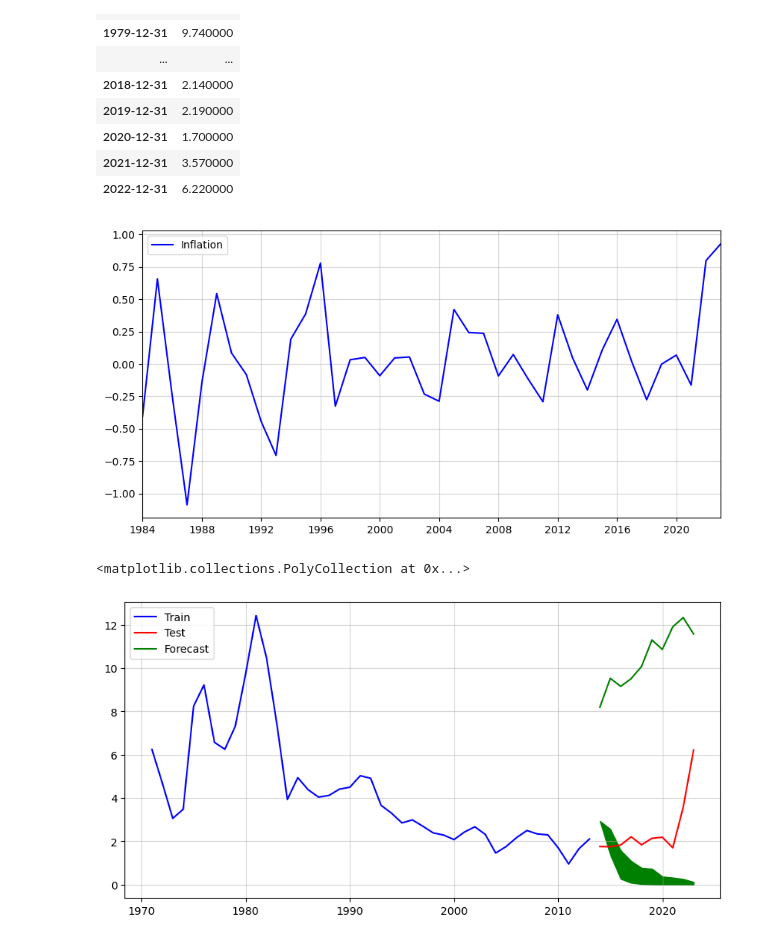
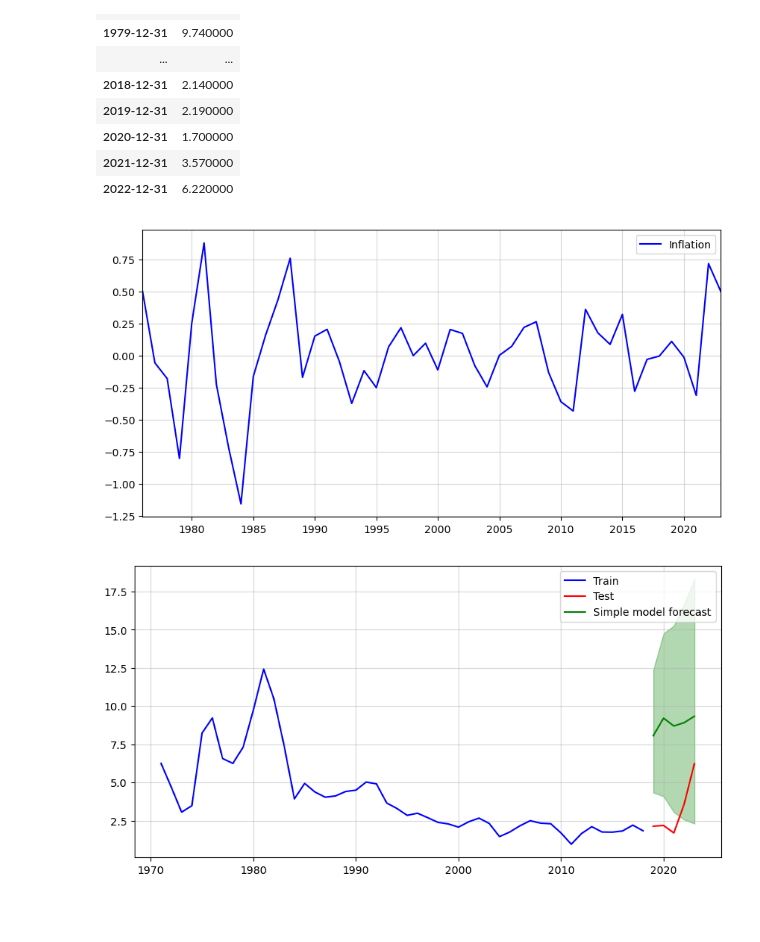
Before and after one commit to kkruel8100/Crime-Analysis, a Jupyter notebook: inflation.ipynb, the cells around one changed output. Drawn from its saved outputs; the diff is of its cells as text; code cells hidden in the pictures; blank space fills up the shorter version.

Commit message:
kk - Update simple model and readme

```diff
--- a/inflation.ipynb
+++ b/inflation.ipynb
@@ -485,40 +482,38 @@ simple_model_inflation
 | 2022-12-31 | 6.220000 |
 # %%
 inflation = simple_model_inflation["inflation"]
-train = inflation.iloc[:-10]
-test = inflation.iloc[-10:]
+train = inflation.iloc[:-5]
+test = inflation.iloc[-5:]
 # %%
 rooted = np.sqrt(inflation)
 diffed = rooted.diff(1)
-diffed_s = diffed.diff(12).dropna()
+diffed_s = diffed.diff(4).dropna()
 plt.figure(figsize=(10,5))
 plt.plot(diffed_s,color="blue",label="Inflation")
 plt.legend()
 plt.margins(x=0)
 plt.grid(alpha=0.5)
 # %% [output]
-[figure, old version]
+[figure, new version]
 # %%
 full_sample = []
 np.random.seed(50)
 for i in range(10000):
-    draw = np.random.choice(diffed_s, len(test))
+    draw = np.random.choice(diffed_s,len(test))
     result = list(diffed.iloc[-12:].values)
     for t in range(len(test)):
-        result.append(draw[t] + result[t])
+        result.append(result[t]+draw[t])
     full_sample.append(np.array(((rooted.iloc[-1])+np.cumsum(result[12:]))**2).reshape(-1,1))
-
-reshaped = np.concatenate(full_sample, 1)
-result_mean = np.mean(reshaped, 1)
-lower_bound = np.percentile(reshaped, 0.05, 1)
-upper_bound = np.percentile(reshaped, 0.95, 1)
-plt.figure(figsize=(10,5))
-plt.plot(train, color="blue", label="Train")
-plt.plot(test, color="red", label="Test")
-plt.grid(alpha=0.5)
-plt.plot(test.index, result_mean, color="green", label="Forecast")
+reshaped = np.concatenate(full_sample,1)
+result_mean = np.mean(reshaped,1)
+lower = np.quantile(reshaped,0.05,1)
+upper = np.quantile(reshaped,0.95,1)
+plt.figure(figsize = (10,5))
+plt.plot(train, label = "Train",color="blue")
+plt.plot(test, label = "Test",color="red")
+plt.grid(alpha = 0.5)
+plt.plot(test.index, result_mean,label = "Simple model forecast",color="green")
 plt.legend()
-plt.fill_between(test.index, lower_bound, upper_bound, color="green")
+plt.fill_between(test.index,lower,upper,alpha=0.3,color="green");
 # %% [output]
-<matplotlib.collections.PolyCollection at 0x...>
-[figure, old version]
+[figure, new version]
```
Also changed, not shown: parts of 7 cells of this notebook, 2 other files.
